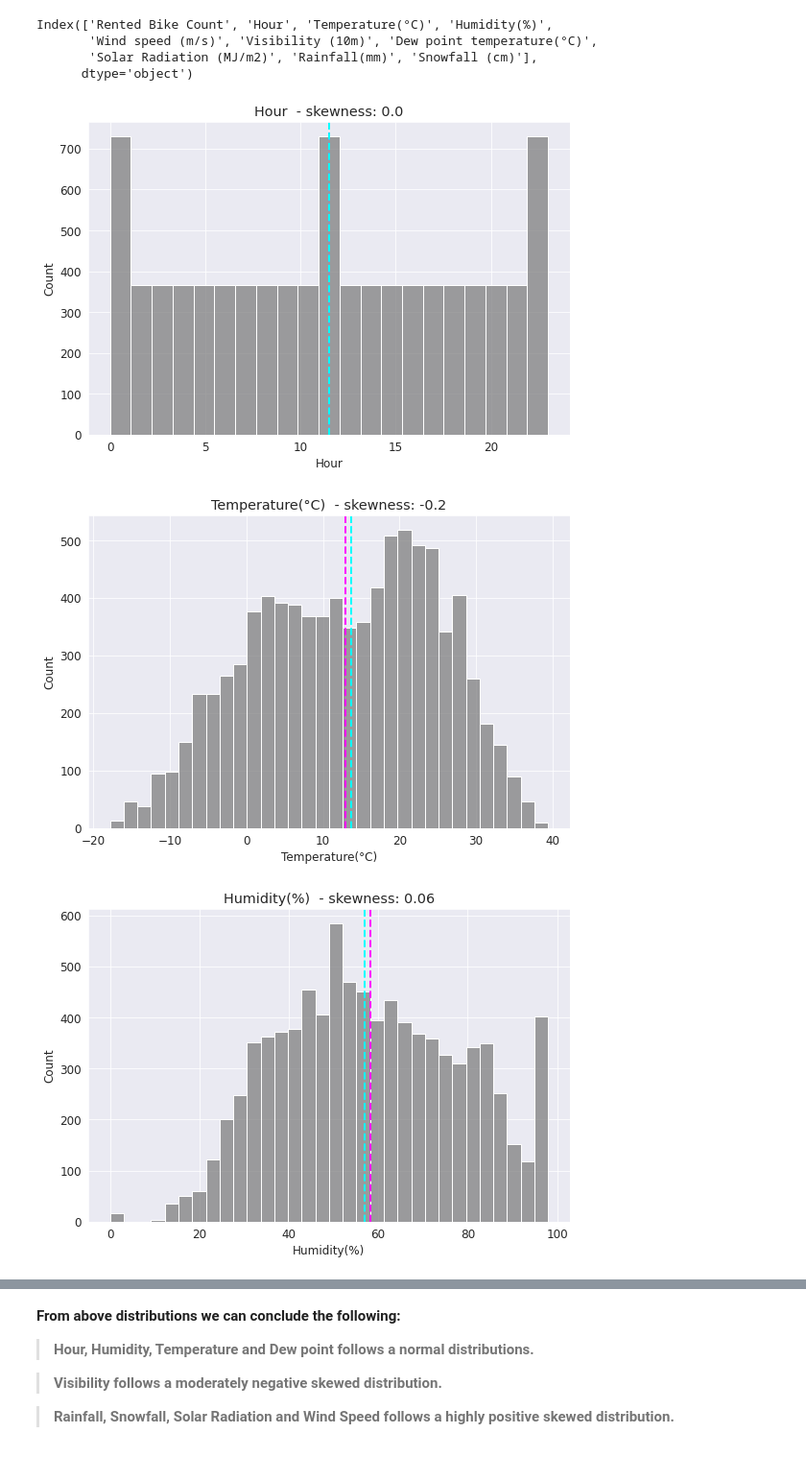
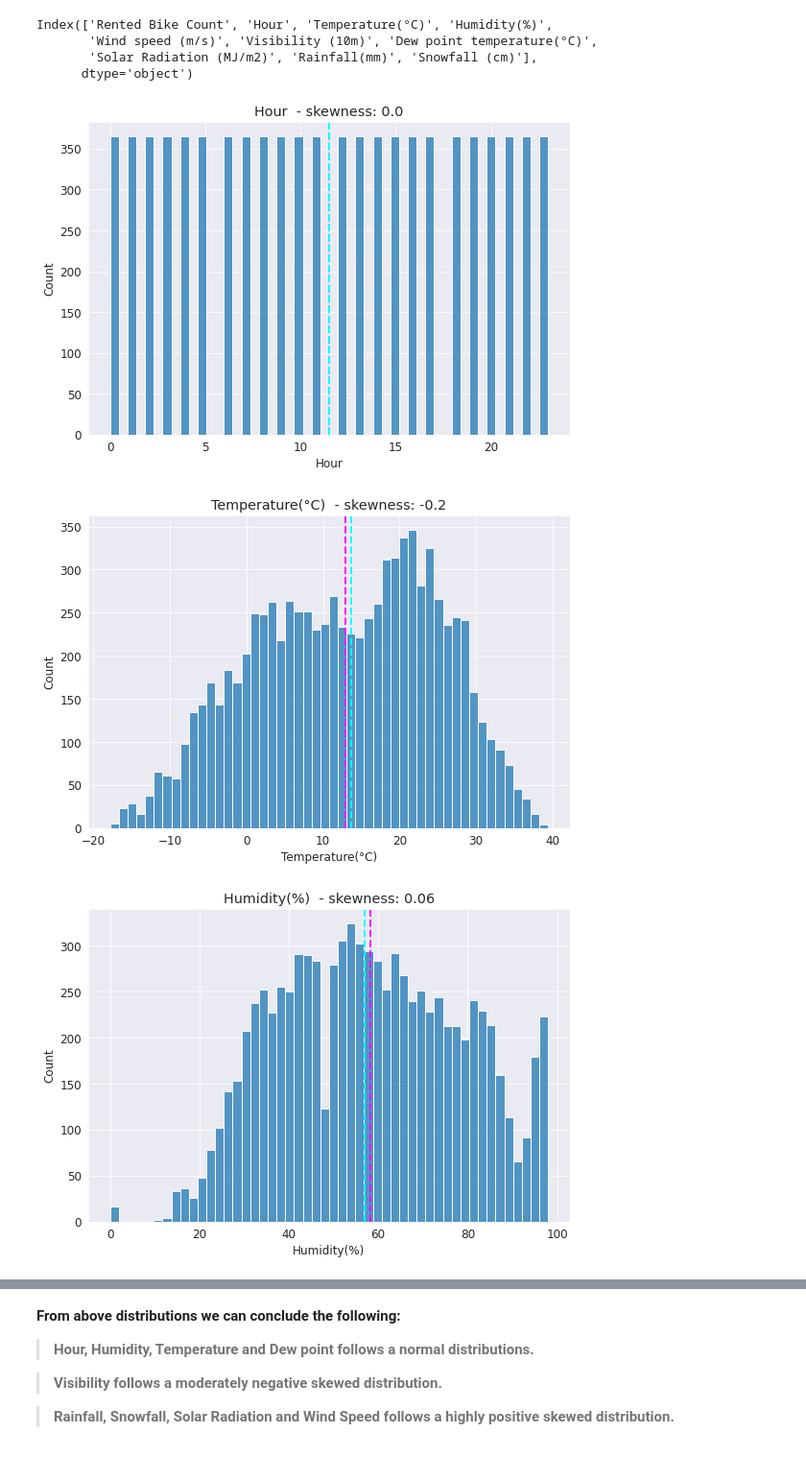
Before and after one commit to RupeshSharma14/Bike-Sharing-Demand-Prediction, a Jupyter notebook: Bike_Sharing_Demand_Prediction_Capstone_Project.ipynb, the cells around one changed output, grey strips where cells are left out. Shown at 96% size. Cells and saved outputs as stored; diff of their text form; code cells hidden in the pictures.

```diff
--- a/Bike_Sharing_Demand_Prediction_Capstone_Project.ipynb
+++ b/Bike_Sharing_Demand_Prediction_Capstone_Project.ipynb
@@ -183,17 +183,17 @@ Index(['Rented Bike Count', 'Hour', 'Temperature(°C)', 'Humidity(%)',
 # %%
 # Distribution of numeric_features
 
 for col in numeric_features[1:]:
   fig = plt.figure(figsize = (9, 6))
   ax = fig.gca()
   feature = bike_df[col]
-  sns.histplot(feature, ax = ax, color = "grey")
+  sns.histplot(feature, ax = ax, bins = 50)
   ax.axvline(feature.mean(), color='magenta', linestyle='dashed', linewidth=2)
   ax.axvline(feature.median(), color='cyan', linestyle='dashed', linewidth=2)
   ax.set_title(col + "  - skewness: " + str(round(feature.skew(), 2)))
 
 plt.show()
 # %% [output]
-[figure, old version]
+[figure, new version]
-[figure, old version]
+[figure, new version]
-[figure, old version]
+[figure, new version]
```
Also changed, not shown: parts of 58 cells of this notebook.
